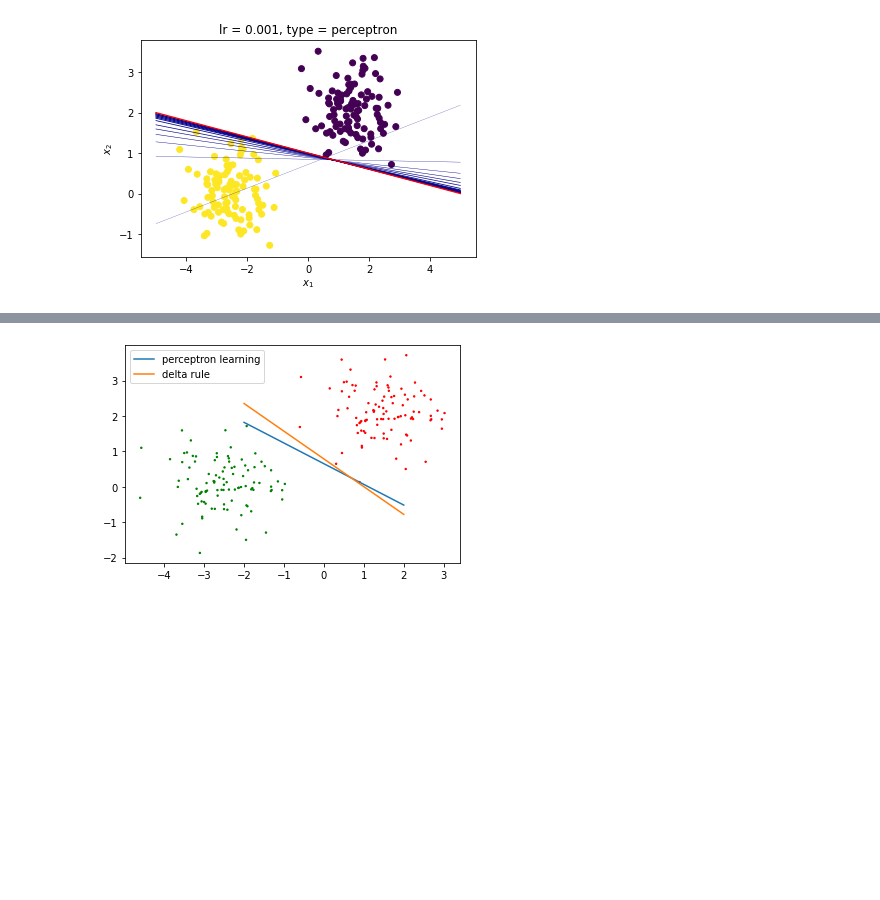
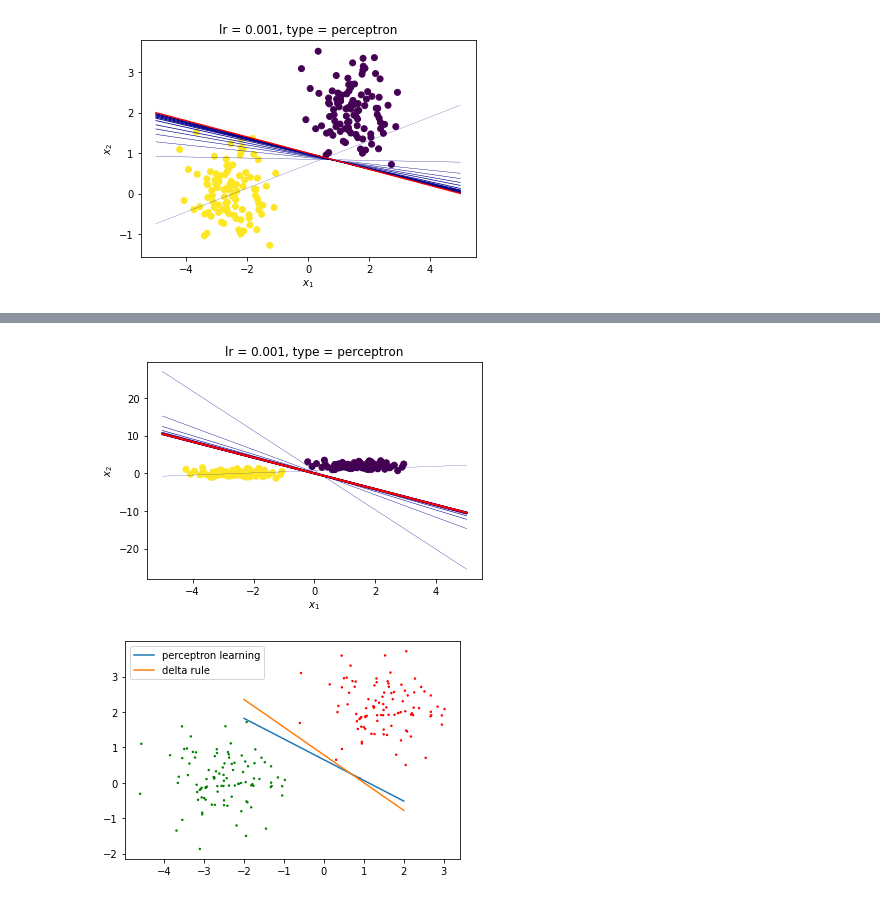
Before and after one commit to kenza-bouzid/ann_labs, a Jupyter notebook: perceptron.ipynb, the cells around one changed output, grey strips where cells are left out. Saved outputs shown, nothing was run; the diff lists cells and outputs as text; code cells hidden in the pictures; blank space fills up the shorter version.

```diff
--- a/perceptron.ipynb
+++ b/perceptron.ipynb
@@ -31,3 +33,8 @@ p.plot_boundarys(history,X,y,'perceptron', 0.001)
+# %%
+w_del, history = delta_rule(X, y,lr=0.1)
+p.plot_boundarys(history,X,y,'perceptron', 0.001)
+# %% [output]
+[figure, added]
 # %%
 colors = ['red','green']
 plt.scatter(X[:,0], X[:,1], c=y, cmap=matplotlib.colors.ListedColormap(colors), s=2.0)
```
Also changed, not shown: parts of 2 cells of this notebook, 3 other files.
